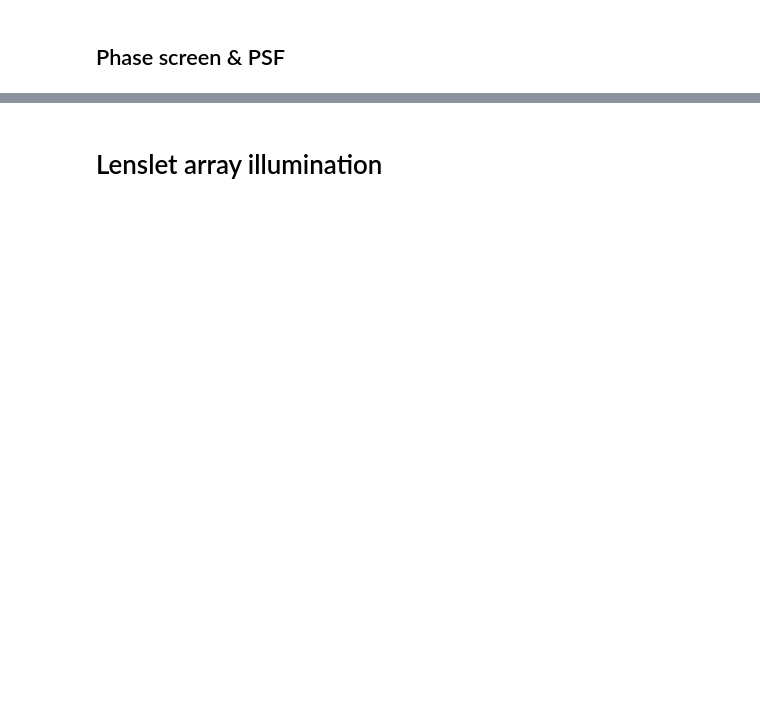
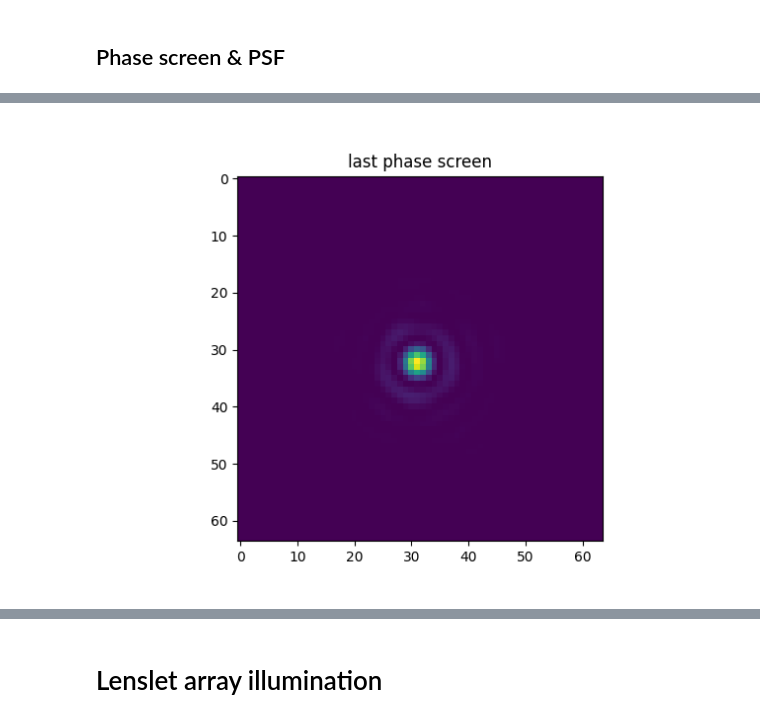
Before and after one commit to HumbertDominique/OWS, a Jupyter notebook: optics.ipynb, the cells around one changed output, grey strips where cells are left out. Drawn from its saved outputs; the diff is of its cells as text; code cells hidden in the pictures; blank space fills up the shorter version.

```diff
--- a/optics.ipynb
+++ b/optics.ipynb
@@ -10,6 +15,8 @@ import time
 
 rad2asec = 3600 * 180/np.pi
 asec2rad = 1/rad2asec
+
+SAVE = False
 # %% [markdown]
 ## PSD
 Power spectrum density
@@ -18,7 +25,7 @@ Power spectrum density
 # Input
 
 dimmat = 256
-dxp = 0.0034 # Pupil plane pixel size
+dxp = 0.00304 # Pupil plane pixel size
 r0 = .1
 L0 = 27
 D = .1
@@ -55,44 +64,52 @@ SEED = None
 F = 8e-3 #[m]
 N = 8
 PD = [dimmat//4,0]
+n = 100            # Qty of images
+wl = 532e-9 #[m]
 
 
 # Prepare seeing limited psf for normalization. It could be done inside ows.phase_screen() with the OTF directly but is not in order not to compute it every time
+psf_normalization_factor = ows.compute_diffLim_psf(PD, 128, dxp).max() # could also be done with telescope_otf()
 
-psf_normalization_factor = ows.compute_diffLim_psf(PD, 128, dxp).max()
+
 psf_stack = np.zeros((PD[0],PD[0]))
+before = time.time()
 status = 0
-n = 100000
+
 for i in range(n):
     [phase_screen, psf, pupil_mask, R] = ows.phase_screen(PSD, dxp, SEED, PUPIL = True, PD = [PD[0], PD[1]])
     [lightfield, DwDx, DwDy] = ows.SHWFS(dimmat, PD, N, F, wl, pupil_mask, R, phase_screen, dxp)
-
     S = psf.max()/psf_normalization_factor
     psf_stack += ows.normalize(psf)*S
     psf = ows.normalize(psf)*S
 
-    fits.writeto('data/ps_'+str(i)+'.fits', phase_screen[dimmat//2-PD[0]//2:dimmat//2+PD[0]//2,dimmat//2-PD[0]//2:dimmat//2+PD[0]//2], overwrite=True)
-    fits.writeto('data/psf_'+str(i)+'.fits', psf, overwrite=True)
-    fits.writeto('data/DwDx_'+str(i)+'.fits', DwDx, overwrite=True)
-    fits.writeto('data/DwDy_'+str(i)+'.fits', DwDy, overwrite=True)
+    lightfield = S*ows.normalize(lightfield)
+    # Approximation: normalize the lightfield and scale with the psf strehl ratio.
+    # !!! should normalize each "PSFlet" of each lenslet with the diffraciton limited psf of a lenslet. !!! -> more than good enough for now
 
-    # Approximation: normlaize the lioghtfield and scale with the psf strehl ratio.
-    # !!! should normalize each PSFlet of each lenslet with the diffraciton limited psf of a lenslet. !!!
-    fits.writeto('data/lightfield_'+str(i)+'.fits', S*ows.normalize(lightfield), overwrite=True)
+    if SAVE:
+        fits.writeto('data/ps_'+str(i)+'.fits', phase_screen[dimmat//2-PD[0]//2:dimmat//2+PD[0]//2,dimmat//2-PD[0]//2:dimmat//2+PD[0]//2], overwrite=True)
+        fits.writeto('data/psf_'+str(i)+'.fits', psf, overwrite=True)
+        fits.writeto('data/DwDx_'+str(i)+'.fits', DwDx, overwrite=True)
+        fits.writeto('data/DwDy_'+str(i)+'.fits', DwDy, overwrite=True)
+        fits.writeto('data/lightfield_'+str(i)+'.fits', S*ows.normalize(lightfield), overwrite=True)
 
     if 100*i//n == status*10:
-        print('Processing: ',status*10,'% done')
+        now = time.time()
+        elapsed = now - before
+        if status != 0:
+            print('Processing: ',status*10,'% done, time elapsed: ',elapsed,'s, remaining: ~',((elapsed/(i/n))-elapsed),'s')
         status += 1
 psf_stack = psf_stack/n
 end = time.time()
+print(psf_stack.max())
 
-
-# print("Processing time :",
-#       (end-start) * 10**3, "ms")
-# print("S: ",S)
+print("Processing time :",
+      (end-start) * 10**3, "ms")
+print("S: ",S)
 plt.close(3)
 plt.figure(3)
-plt.imshow(phase_screen)
+plt.imshow(psf)
 plt.title("last phase screen")
 plt.show()
 
@@ -104,19 +121,39 @@ plt.axhline(y=psf_stack.max()/2,c='k')
 plt.ylim([0,1])
 plt.legend(["last psf",f"'long' exposure psf({n:0} instantaneous)"])
 plt.title("Generated PSF")
-plt.show()
 
 
-plt.close(5)
-plt.figure(5)
-plt.subplot(1,3,1)
-plt.imshow(lightfield)
-plt.title("last lightfield")
-plt.subplot(1,3,2)
-plt.imshow(DwDx)
-plt.title("last DwDx")
-plt.subplot(1,3,3)
-plt.imshow(DwDy)
-plt.title("last DwDy")
+# Other data that could be displayed
+
+# plt.close(5)
+# plt.figure(5)
+# plt.subplot(1,3,1)
+# plt.imshow(lightfield)
+# plt.title("last lightfield")
+# plt.subplot(1,3,2)
+# plt.imshow(DwDx)
+# plt.title("last DwDx")
+# plt.subplot(1,3,3)
+# plt.imshow(DwDy)
+# plt.title("last DwDy")
+
+# plt.close(5)
+# plt.figure(5)
+# plt.imshow(lightfield)
+# plt.colorbar()
+# plt.title("Example of instantaneous lightfield")
+
+# plt.close(6)
+# plt.figure(6)
+# plt.imshow(DwDx)
+# plt.title("DwDx associated to the lightfield")
+# plt.colorbar()
+# plt.close(7)
+# plt.figure(7)
+
+# plt.imshow(DwDy)
+# plt.colorbar()
+# plt.title("DwDy associated to the lightfield")
 
 plt.show()
+# %% [output]
@@ -122,0 +172 @@ plt.show()
+[figure, added]
```
Also changed, not shown: parts of 9 cells of this notebook, 4 other files.
